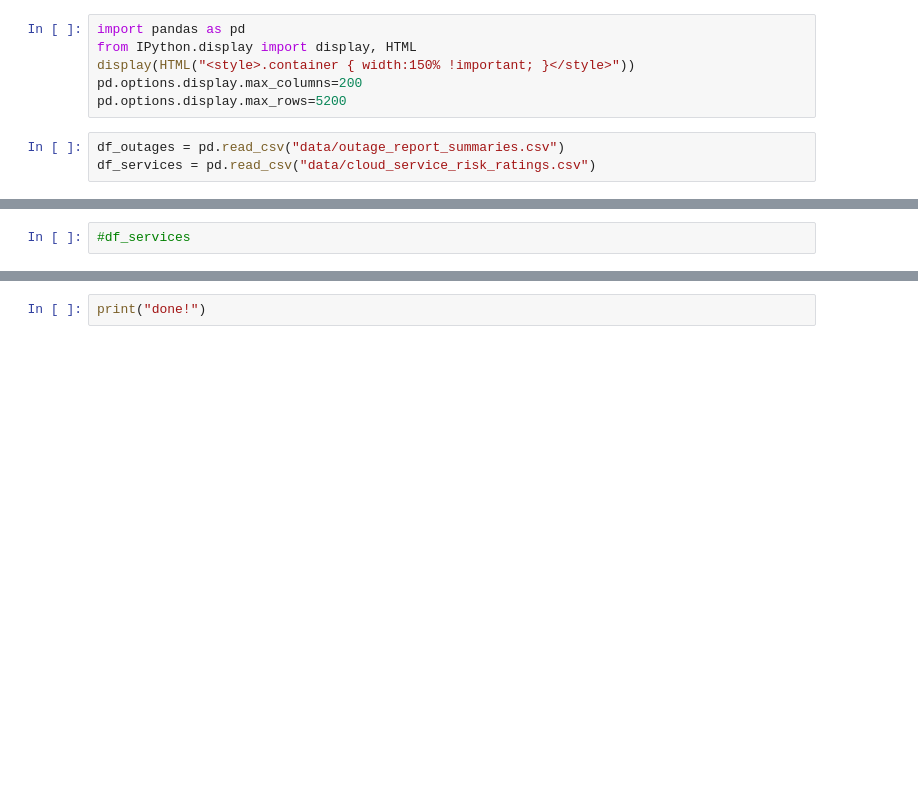
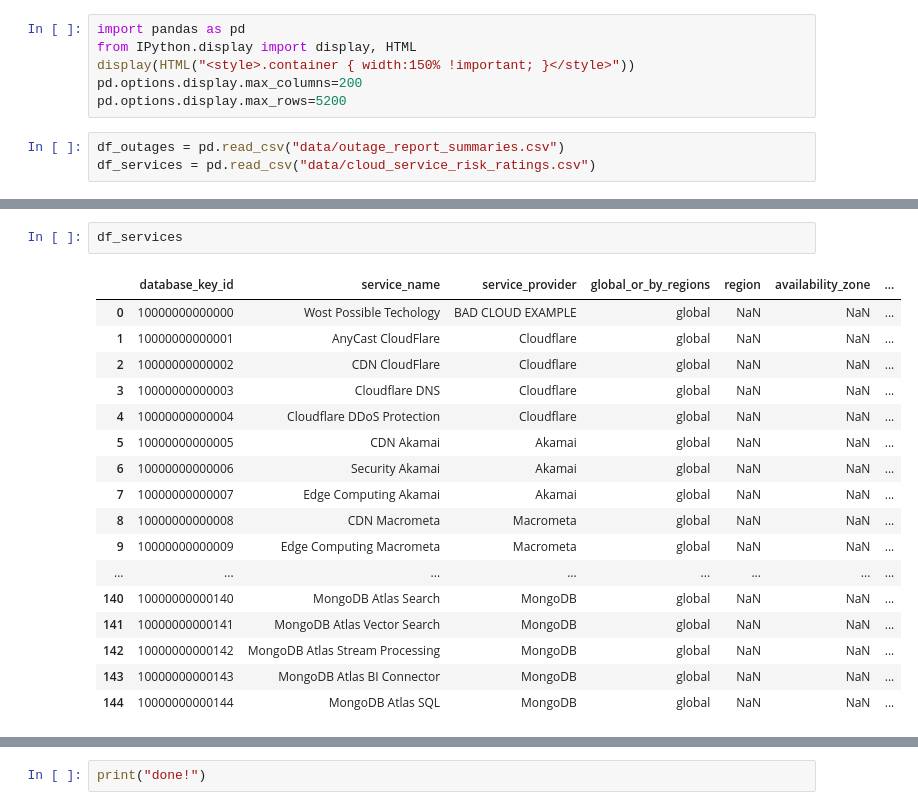
Before and after one commit to jpacerqueira/insureyourtechcloudgraph, a Jupyter notebook: information/clean_genai_data/Analysis-Services-Outages.ipynb, the cells around one changed output, grey strips where cells are left out. Drawn from its saved outputs; the diff is of its cells as text; blank space fills up the shorter version.

Commit message:
Identification of standard name services continues supported by Notebook Analysis in Pandas

```diff
--- a/information/clean_genai_data/Analysis-Services-Outages.ipynb
+++ b/information/clean_genai_data/Analysis-Services-Outages.ipynb
@@ -30,3 +36,21 @@ df_services = pd.read_csv("data/cloud_service_risk_ratings.csv")
 # %%
-#df_services
+df_services
+# %% [output]
+|  | database_key_id | service_name | service_provider | global_or_by_regions | region | availability_zone | ... |
+| 0 | 10000000000000 | Wost Possible Techology | BAD CLOUD EXAMPLE | global | NaN | NaN | ... |
+| 1 | 10000000000001 | AnyCast CloudFlare | Cloudflare | global | NaN | NaN | ... |
+| 2 | 10000000000002 | CDN CloudFlare | Cloudflare | global | NaN | NaN | ... |
+| 3 | 10000000000003 | Cloudflare DNS | Cloudflare | global | NaN | NaN | ... |
+| 4 | 10000000000004 | Cloudflare DDoS Protection | Cloudflare | global | NaN | NaN | ... |
+| 5 | 10000000000005 | CDN Akamai | Akamai | global | NaN | NaN | ... |
+| 6 | 10000000000006 | Security Akamai | Akamai | global | NaN | NaN | ... |
+| 7 | 10000000000007 | Edge Computing Akamai | Akamai | global | NaN | NaN | ... |
+| 8 | 10000000000008 | CDN Macrometa | Macrometa | global | NaN | NaN | ... |
+| 9 | 10000000000009 | Edge Computing Macrometa | Macrometa | global | NaN | NaN | ... |
+| ... | ... | ... | ... | ... | ... | ... | ... |
+| 140 | 10000000000140 | MongoDB Atlas Search | MongoDB | global | NaN | NaN | ... |
+| 141 | 10000000000141 | MongoDB Atlas Vector Search | MongoDB | global | NaN | NaN | ... |
+| 142 | 10000000000142 | MongoDB Atlas Stream Processing | MongoDB | global | NaN | NaN | ... |
+| 143 | 10000000000143 | MongoDB Atlas BI Connector | MongoDB | global | NaN | NaN | ... |
+| 144 | 10000000000144 | MongoDB Atlas SQL | MongoDB | global | NaN | NaN | ... |
 # %%
```
Also changed, not shown: parts of 4 cells of this notebook, 1 other file.
